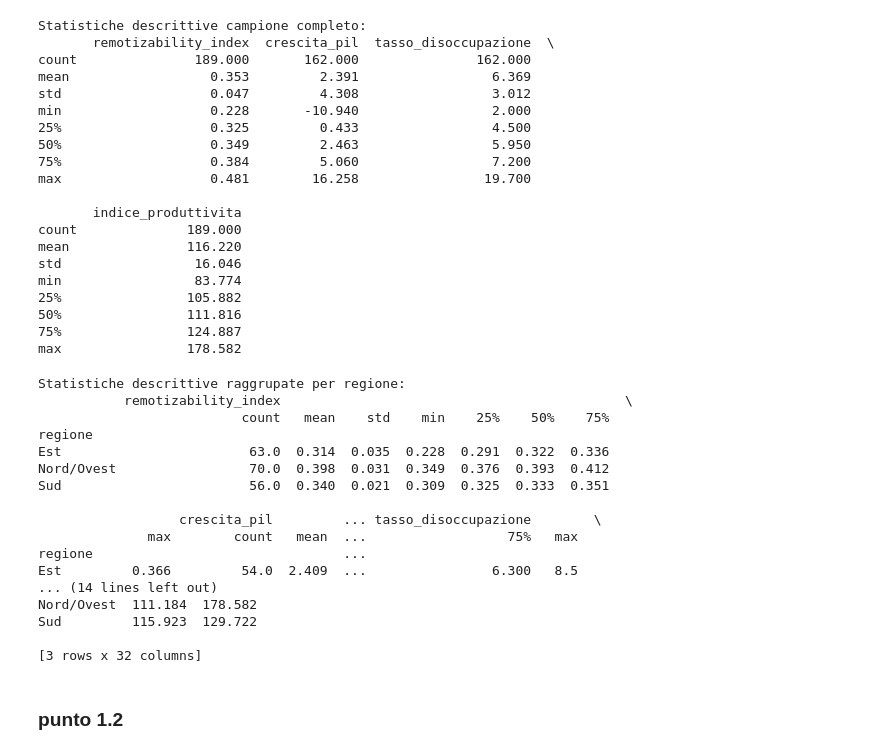
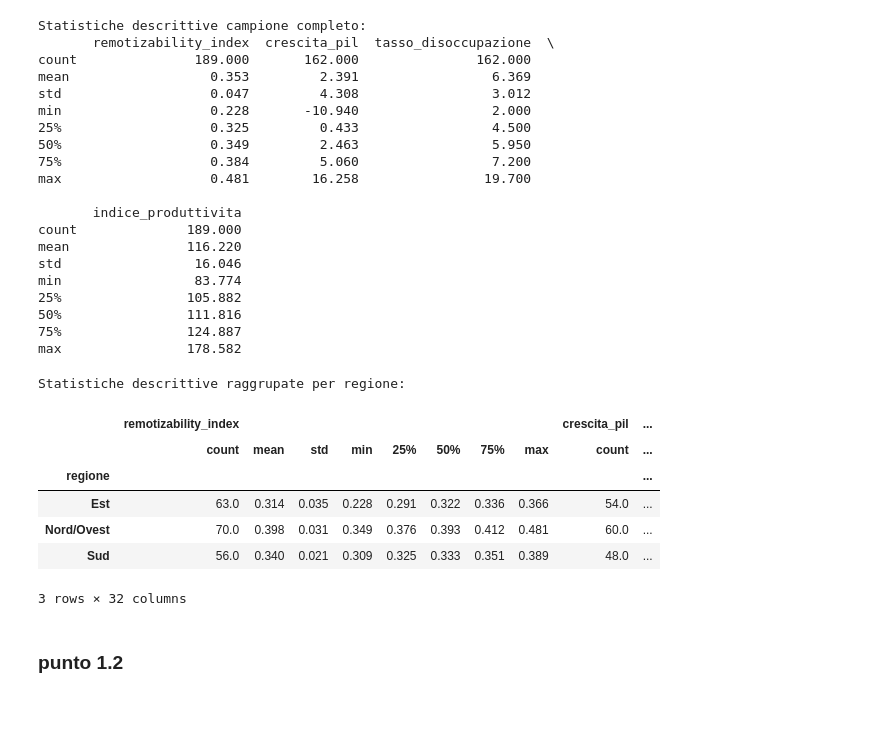
Before and after one commit to matperrucci-cell/Internet-Network-Economics, a Jupyter notebook: analysis.ipynb, the cells around one changed output. Saved outputs shown, nothing was run; the diff lists cells and outputs as text; code cells hidden in the pictures; blank space fills up the shorter version.

```diff
--- a/analysis.ipynb
+++ b/analysis.ipynb
@@ -282,7 +282,7 @@ PIL: 189 righe
 # %%
 # --- Tasso di disoccupazione ---
 df_unemp = df_unemp_raw[df_unemp_raw['geo'].isin(EU27)].copy()
-df_unemp = df_unemp[df_unemp['TIME_PERIOD'].between(2018, 2023)]
+df_unemp = df_unemp[df_unemp['TIME_PERIOD'].between(2017, 2023)]
 df_unemp = df_unemp[df_unemp['sex']  == 'T']        # T = totale (maschi + femmine)
 df_unemp = df_unemp[df_unemp['age']  == 'Y15-74']   # fascia d'età standard
 df_unemp = df_unemp[df_unemp['unit'] == 'PC_ACT']   # percentuale sulla forza lavoro
@@ -449,25 +449,16 @@ min                 83.774
 max                178.582
 # %%
 print("Statistiche descrittive raggrupate per regione:")
-print(df.groupby("regione")[var_numeriche].describe().round(3))
+display(df.groupby("regione")[var_numeriche].describe().round(3))
 # %% [output]
 Statistiche descrittive raggrupate per regione:
-           remotizability_index                                            \
-                          count   mean    std    min    25%    50%    75%
-regione
-Est                        63.0  0.314  0.035  0.228  0.291  0.322  0.336
-Nord/Ovest                 70.0  0.398  0.031  0.349  0.376  0.393  0.412
-Sud                        56.0  0.340  0.021  0.309  0.325  0.333  0.351
-
-                  crescita_pil         ... tasso_disoccupazione        \
-              max        count   mean  ...                  75%   max
-regione                                ...
-Est         0.366         54.0  2.409  ...                6.300   8.5
-... (14 lines left out)
-Nord/Ovest  111.184  178.582
-Sud         115.923  129.722
-
-[3 rows x 32 columns]
+|  | remotizability_index |  |  |  |  |  |  |  | crescita_pil | ... |
+|  | count | mean | std | min | 25% | 50% | 75% | max | count | ... |
+| regione |  |  |  |  |  |  |  |  |  | ... |
+| Est | 63.0 | 0.314 | 0.035 | 0.228 | 0.291 | 0.322 | 0.336 | 0.366 | 54.0 | ... |
+| Nord/Ovest | 70.0 | 0.398 | 0.031 | 0.349 | 0.376 | 0.393 | 0.412 | 0.481 | 60.0 | ... |
+| Sud | 56.0 | 0.340 | 0.021 | 0.309 | 0.325 | 0.333 | 0.351 | 0.389 | 48.0 | ... |
+3 rows × 32 columns
 # %% [markdown]
 ### punto 1.2
 # %%
```
Also changed, not shown: 1 other file.
